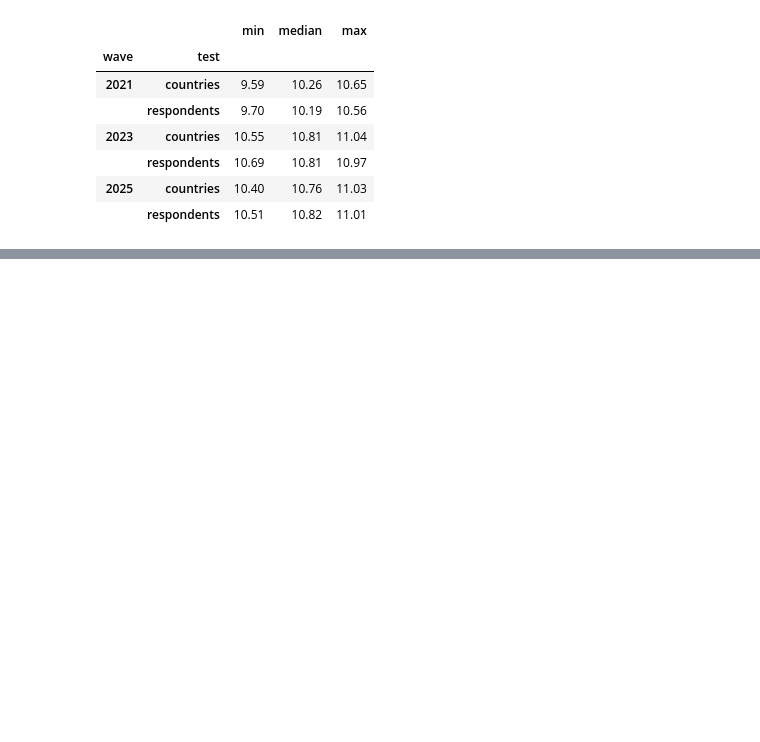
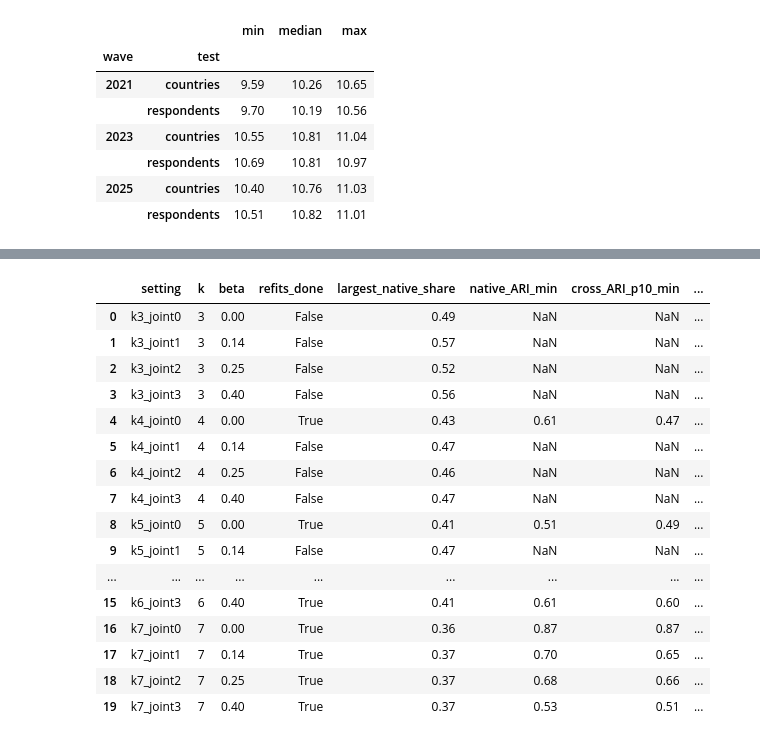
Before and after one commit to ionpetre/WRP-dataset, a Jupyter notebook: paper/wrp_shared_five_clusters.ipynb, the cells around one changed output, grey strips where cells are left out. Saved outputs shown, nothing was run; the diff lists cells and outputs as text; code cells hidden in the pictures; blank space fills up the shorter version.

```diff
--- a/paper/wrp_shared_five_clusters.ipynb
+++ b/paper/wrp_shared_five_clusters.ipynb
@@ -667,0 +1178,99 @@ display(fi_refit_table.groupby(['wave','test']).changed.agg(['min','median','max
+# %%
+PF_ASSETS=ASSETS
+pf_manifest=json.loads((PF_ASSETS/'primary_fitting_manifest.json').read_text())
+for filename,expected_hash in pf_manifest['files_sha256'].items():
+    assert hashlib.sha256((PF_ASSETS/filename).read_bytes()).hexdigest()==expected_hash
+PF_CONFIG=json.loads((PF_ASSETS/'primary_fitting_protocol.json').read_text())
+pf_saved=pf_take(PF_ASSETS/'primary_fitting_models.npz')
+pf_data=pf_aggregate_data(PF_ASSETS,'full')
+PF_OUTPUT=PF_ASSETS.parent/'results';PF_OUTPUT.mkdir(exist_ok=True)
+
+# The same rule that chose the confirmation shortlist is executable here.
+pf_pilot=pd.read_csv(PF_ASSETS/'primary_full_pilot_summary.csv',float_precision='round_trip')
+pf_selected=pf_shortlist_full(pf_pilot)
+assert pf_selected==[s['setting'] for s in PF_CONFIG['full']['shortlist']]
+display(pf_pilot[['setting','k','beta','refits_done','largest_native_share','native_ARI_min','cross_ARI_p10_min','cross_Jaccard_p10_min','strict_all']].round(2))
+print('Sealed confirmation shortlist:',pf_selected)
+
+# Recalculate confirmation quality from saved centres, not cached scores.
+pf_confirmation=pd.read_csv(PF_ASSETS/'primary_full_confirmation_summary.csv',float_precision='round_trip').set_index('setting')
+pf_checked=[];pf_full_runs={}
+for setting in PF_CONFIG['full']['shortlist']:
+    name=setting['setting']
+    centres={y:pf_saved[f'full_confirmation_{name}_{y}'] for y in pf_data}
+    fits=pf_decode_full(pf_data,setting,centres);pf_full_runs[name]=fits
+    stats,_=pf_metrics(fits,pf_data,setting['k'],50)
+    row=pf_full_result(setting,stats,True)
+    pf_check_stats(row,pf_confirmation.loc[name],['largest_native_share','native_ARI_min','cross_ARI_p10_min','cross_Jaccard_p10_min'])
+    pf_checked.append(row)
+display(pd.DataFrame(pf_checked).round(2))
+
+# The two declared groupings use the same seven-centre fits and fixed anchor.
+pf_expected=pd.read_csv(PF_ASSETS/'primary_full_confirmation_coarsened_summary.csv',float_precision='round_trip').set_index('setting')
+pf_combined=[]
+for specification in PF_CONFIG['full']['coarsenings']:
+    stats,_=pf_metrics(pf_full_runs['k7_joint0'],pf_data,7,50,pf_saved['full_anchor7'],specification['groups'])
+    name=specification['setting'];row=dict(setting=name,**stats)
+    expected=pf_expected.loc[name]
+    pf_check_stats(dict(largest_native_share=stats['largest_share'],native_ARI_min=stats['native_min'],
+        cross_ARI_p10_min=stats['min_cross_ARI'],cross_Jaccard_p10_min=stats['min_cross_Jaccard']),expected,
+        ['largest_native_share','native_ARI_min','cross_ARI_p10_min','cross_Jaccard_p10_min'])
+    pf_combined.append(row)
+pf_combined=pd.DataFrame(pf_combined)
+assert pf_combined.query("setting == 'five_combined'").strict_pass.item()
+assert not pf_combined.query("setting == 'six_combined'").strict_pass.item()
+display(pf_combined[['setting','k','largest_share','native_min','min_cross_ARI','min_cross_Jaccard','strict_pass']].round(2))
+pf_combined.to_csv(PF_OUTPUT/'primary_full_combination_verification.csv',index=False)
+
+def pf_primary_full_point_fits():
+    setting=next(s for s in PF_CONFIG['full']['settings'] if s['setting']=='k7_joint0')
+    return pf_full_fits(pf_data,setting,PF_CONFIG['full']['schedule']['confirmation'],point_only=True)
+
+def pf_primary_full_refits(raw_folder):
+    data=pf_prepare_raw(PF_ASSETS,PF_CONFIG,'full',raw_folder)
+    setting=next(s for s in PF_CONFIG['full']['settings'] if s['setting']=='k7_joint0')
+    schedule=PF_CONFIG['full']['schedule']['confirmation']
+    masses={y:pf_full_masses(d,schedule,y) for y,d in data.items()}
+    fits=pf_full_fits(data,setting,schedule,masses)
+    stats,details=pf_metrics(fits,data,7,50,pf_saved['full_anchor7'],PF_CONFIG['full']['coarsenings'][1]['groups'])
+    pd.DataFrame([stats]).to_csv(PF_OUTPUT/'recomputed_primary_full_confirmed.csv',index=False)
+    for label,rows in details.items():pd.DataFrame(rows).to_csv(PF_OUTPUT/f'recomputed_primary_full_{label}.csv',index=False)
+    return fits,stats
+
+RUN_PRIMARY_POINT_FITS=False
+RUN_PRIMARY_REFITS=False
+RUN_PRIMARY_SELECTION=False
+PRIMARY_RAW_FOLDER=PF_ASSETS.parent/'data'
+if RUN_PRIMARY_POINT_FITS:
+    pf_new_points=pf_primary_full_point_fits()
+    print('Fitted three independent primary seven-centre point models.')
+if RUN_PRIMARY_REFITS:
+    pf_new_fits,pf_new_stats=pf_primary_full_refits(PRIMARY_RAW_FOLDER)
+    display(pd.DataFrame([pf_new_stats]).round(2))
+if RUN_PRIMARY_SELECTION:
+    pf_raw=pf_prepare_raw(PF_ASSETS,PF_CONFIG,'full',PRIMARY_RAW_FOLDER)
+    pf_new_search=pf_full_search(pf_raw,PF_CONFIG,PF_OUTPUT)
+    print('Recomputed shortlist:',pf_new_search[1])
+    display(pf_new_search[2].round(2))
+
+# These recorded checks were produced by executing the point-fitting function
+# above in the documented environment; default execution verifies saved results.
+display(pd.read_csv(PF_ASSETS/'primary_point_fit_validation.csv').query("family == 'full'").round(2))
+# %% [output]
+|  | setting | k | beta | refits_done | largest_native_share | native_ARI_min | cross_ARI_p10_min | ... |
+| 0 | k3_joint0 | 3 | 0.00 | False | 0.49 | NaN | NaN | ... |
+| 1 | k3_joint1 | 3 | 0.14 | False | 0.57 | NaN | NaN | ... |
+| 2 | k3_joint2 | 3 | 0.25 | False | 0.52 | NaN | NaN | ... |
+| 3 | k3_joint3 | 3 | 0.40 | False | 0.56 | NaN | NaN | ... |
+| 4 | k4_joint0 | 4 | 0.00 | True | 0.43 | 0.61 | 0.47 | ... |
+| 5 | k4_joint1 | 4 | 0.14 | False | 0.47 | NaN | NaN | ... |
+| 6 | k4_joint2 | 4 | 0.25 | False | 0.46 | NaN | NaN | ... |
+| 7 | k4_joint3 | 4 | 0.40 | False | 0.47 | NaN | NaN | ... |
+| 8 | k5_joint0 | 5 | 0.00 | True | 0.41 | 0.51 | 0.49 | ... |
+| 9 | k5_joint1 | 5 | 0.14 | False | 0.47 | NaN | NaN | ... |
+| ... | ... | ... | ... | ... | ... | ... | ... | ... |
+| 15 | k6_joint3 | 6 | 0.40 | True | 0.41 | 0.61 | 0.60 | ... |
+| 16 | k7_joint0 | 7 | 0.00 | True | 0.36 | 0.87 | 0.87 | ... |
+| 17 | k7_joint1 | 7 | 0.14 | True | 0.37 | 0.70 | 0.65 | ... |
+| 18 | k7_joint2 | 7 | 0.25 | True | 0.37 | 0.68 | 0.66 | ... |
+| 19 | k7_joint3 | 7 | 0.40 | True | 0.37 | 0.53 | 0.51 | ... |
```
Also changed, not shown: parts of 13 cells of this notebook, 13 other files.
